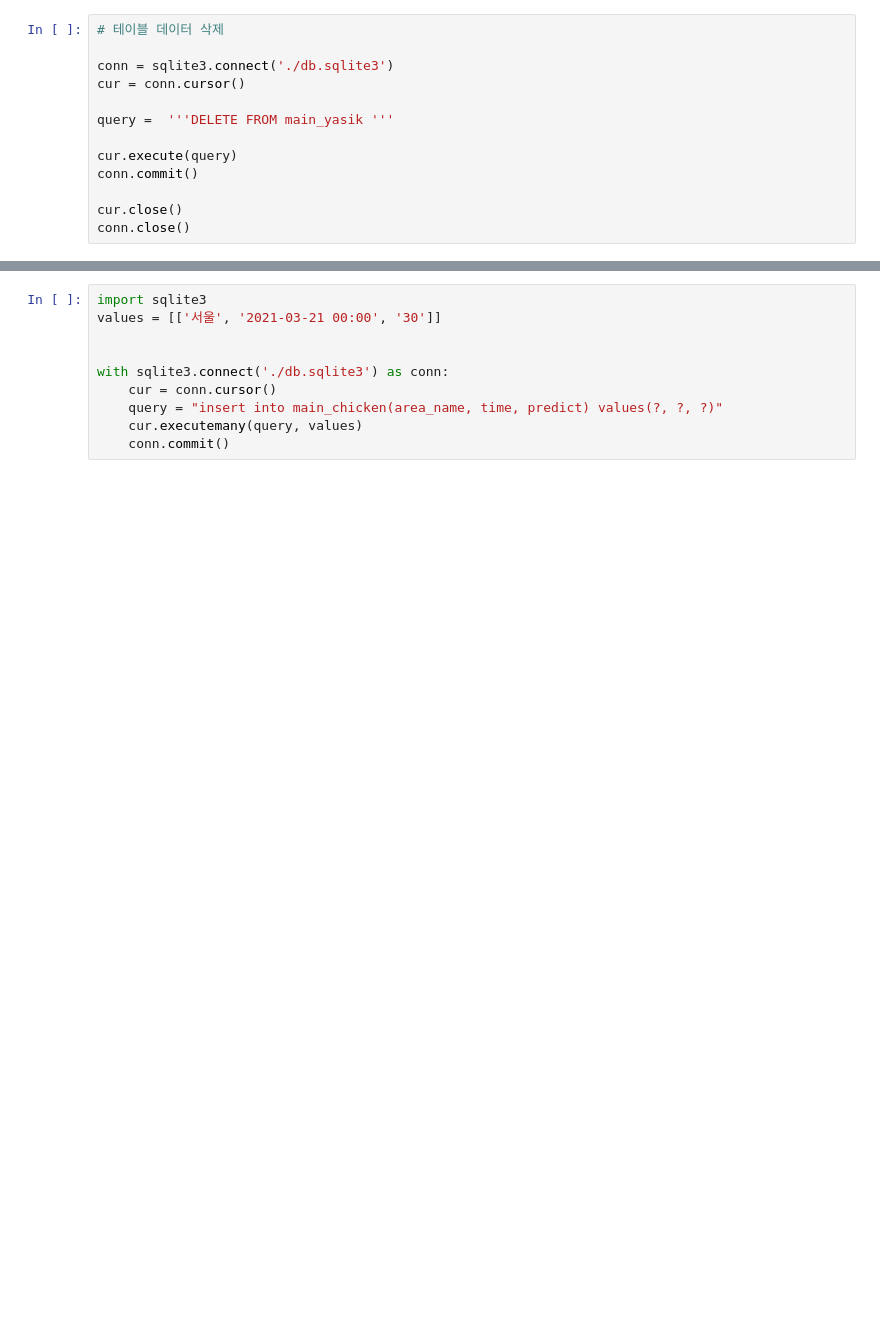
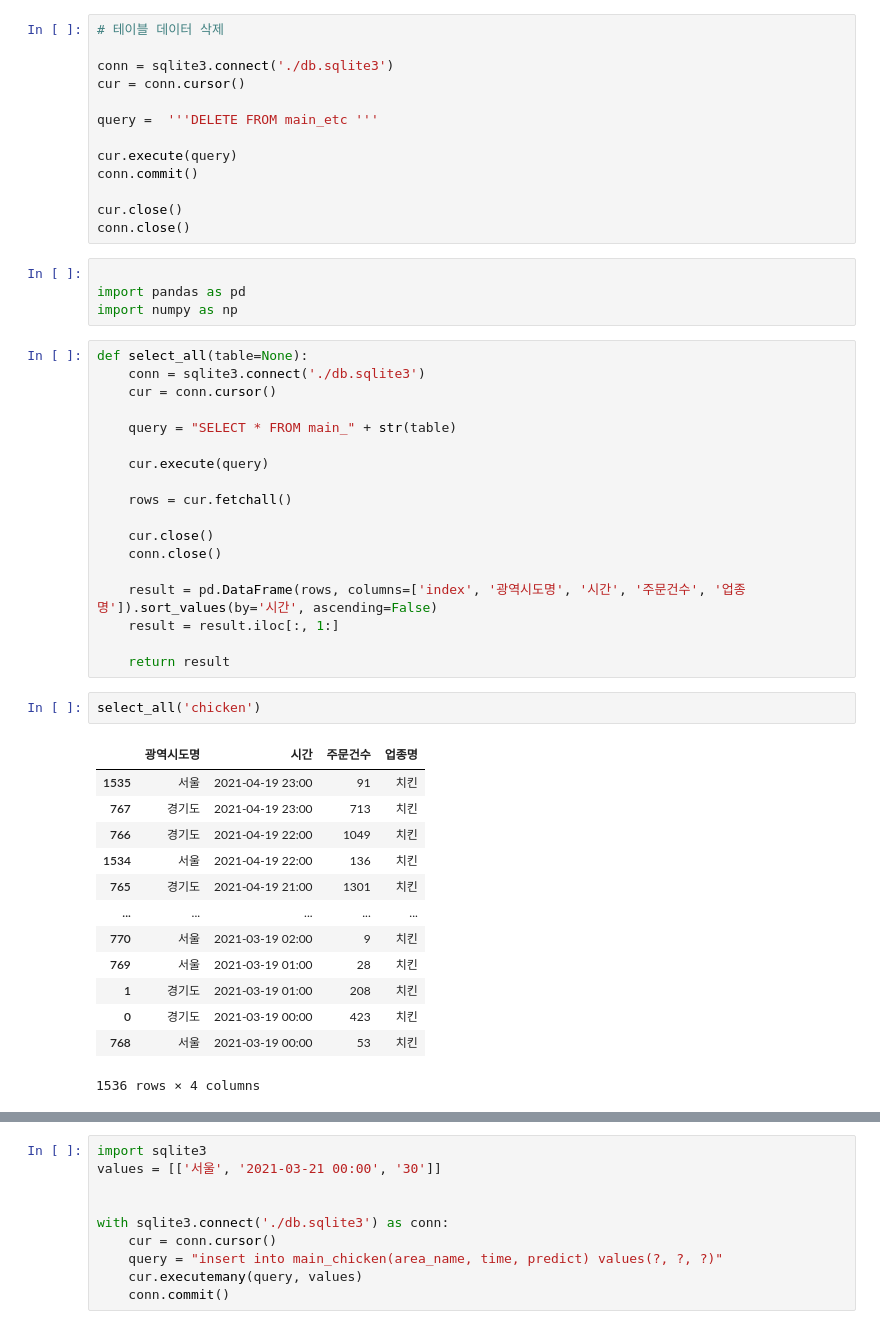
Before and after one commit to parksimis/Mulcam-Delivery-Service, a Jupyter notebook: django/INSERT_db.ipynb, the cells around one changed output, grey strips where cells are left out. Drawn from its saved outputs; the diff is of its cells as text; blank space fills up the shorter version.

```diff
--- a/django/INSERT_db.ipynb
+++ b/django/INSERT_db.ipynb
@@ -38,10 +89,48 @@ conn.close()
 conn = sqlite3.connect('./db.sqlite3')
 cur = conn.cursor()
 
-query =  '''DELETE FROM main_yasik '''
+query =  '''DELETE FROM main_etc '''
 
 cur.execute(query)
 conn.commit()
 
 cur.close()
 conn.close()
+# %%
+
+import pandas as pd
+import numpy as np
+# %%
+def select_all(table=None):
+    conn = sqlite3.connect('./db.sqlite3')
+    cur = conn.cursor()
+
+    query = "SELECT * FROM main_" + str(table)
+
+    cur.execute(query)
+
+    rows = cur.fetchall()
+
+    cur.close()
+    conn.close()
+
+    result = pd.DataFrame(rows, columns=['index', '광역시도명', '시간', '주문건수', '업종명']).sort_values(by='시간', ascending=False)
+    result = result.iloc[:, 1:]
+
+    return result
+# %%
+select_all('chicken')
+# %% [output]
+|  | 광역시도명 | 시간 | 주문건수 | 업종명 |
+| 1535 | 서울 | 2021-04-19 23:00 | 91 | 치킨 |
+| 767 | 경기도 | 2021-04-19 23:00 | 713 | 치킨 |
+| 766 | 경기도 | 2021-04-19 22:00 | 1049 | 치킨 |
+| 1534 | 서울 | 2021-04-19 22:00 | 136 | 치킨 |
+| 765 | 경기도 | 2021-04-19 21:00 | 1301 | 치킨 |
+| ... | ... | ... | ... | ... |
+| 770 | 서울 | 2021-03-19 02:00 | 9 | 치킨 |
+| 769 | 서울 | 2021-03-19 01:00 | 28 | 치킨 |
+| 1 | 경기도 | 2021-03-19 01:00 | 208 | 치킨 |
+| 0 | 경기도 | 2021-03-19 00:00 | 423 | 치킨 |
+| 768 | 서울 | 2021-03-19 00:00 | 53 | 치킨 |
+1536 rows × 4 columns
```
Also changed, not shown: parts of 24 cells of this notebook, 8 other files.
